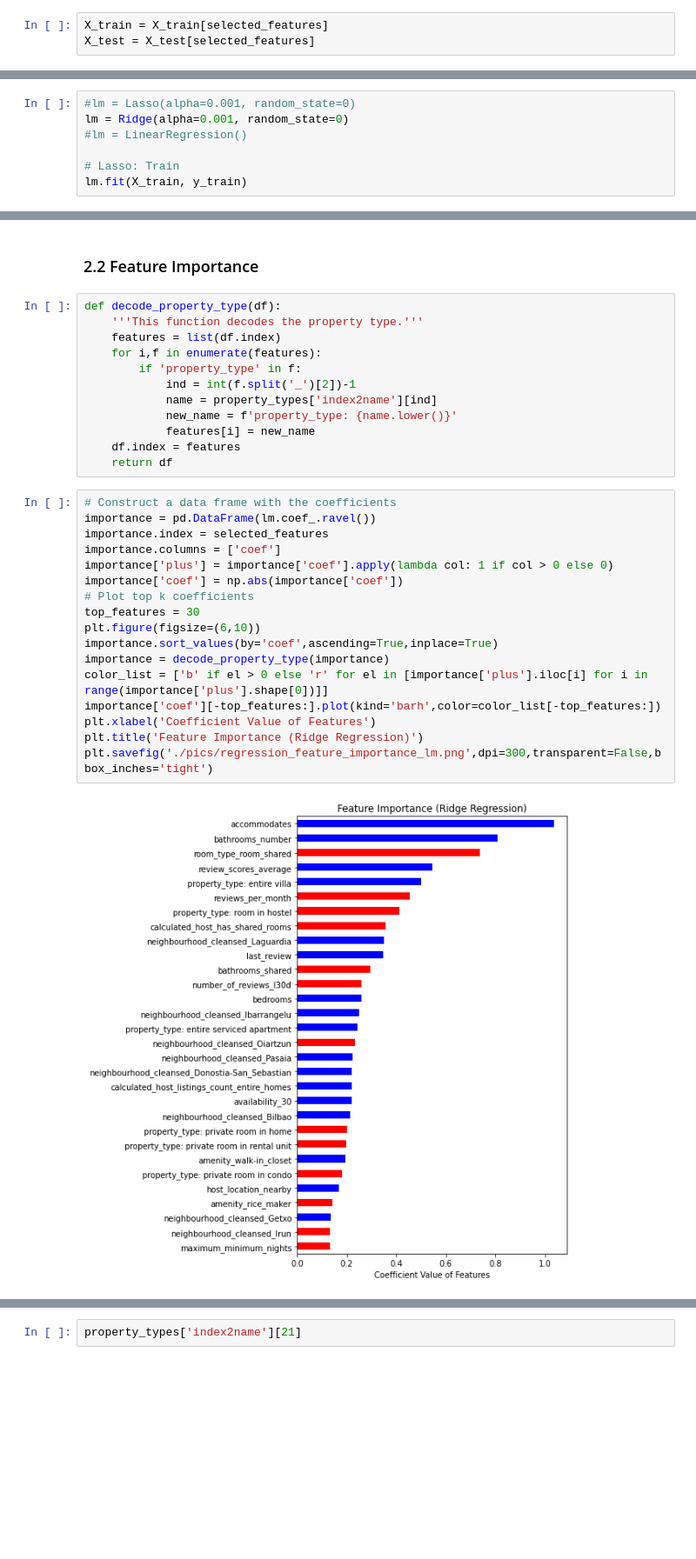
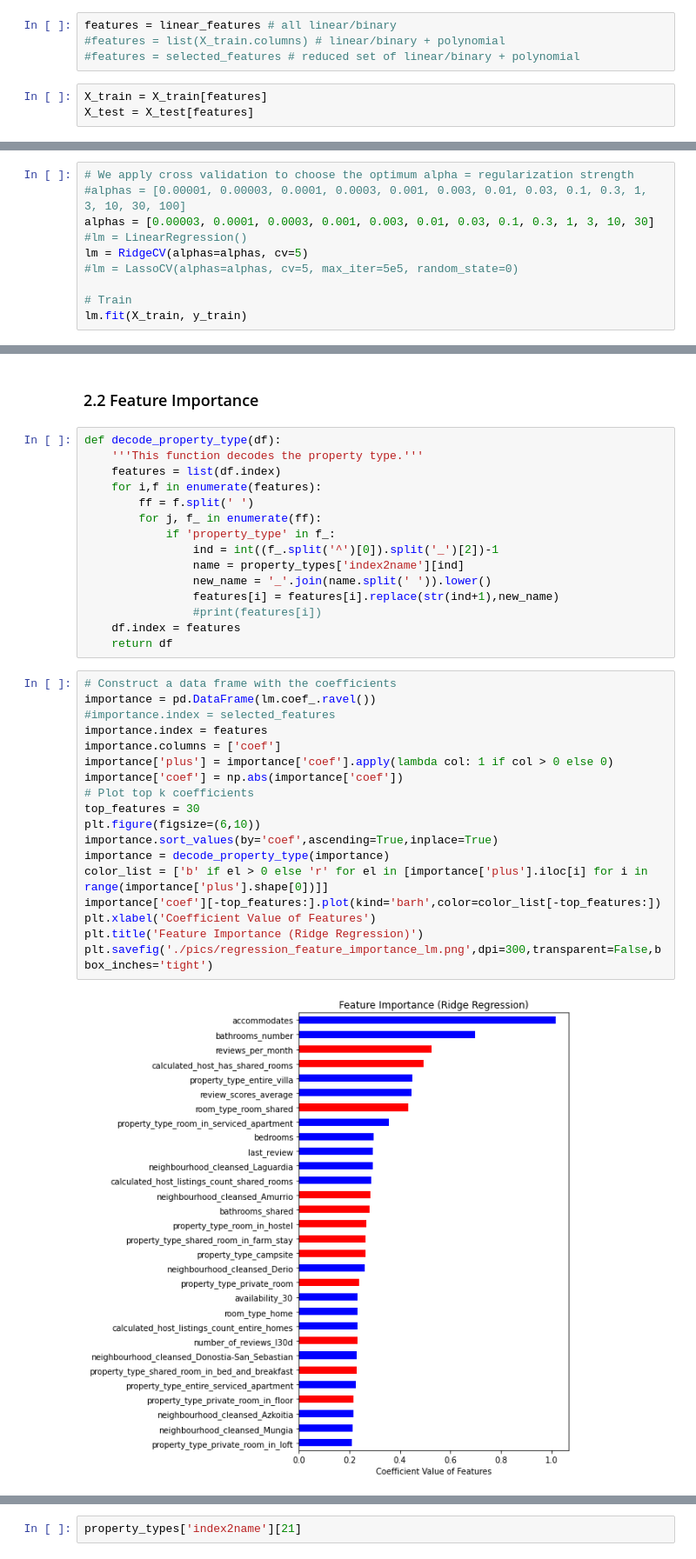
Before and after one commit to mxagar/airbnb_data_analysis, a Jupyter notebook: 03_AirBnB_DataAnalysis_Modelling.ipynb, the cells around one changed output, grey strips where cells are left out. Shown at 87% size. Saved outputs shown, nothing was run; the diff lists cells and outputs as text; blank space fills up the shorter version.

```diff
--- a/03_AirBnB_DataAnalysis_Modelling.ipynb
+++ b/03_AirBnB_DataAnalysis_Modelling.ipynb
@@ -92,6 +94,10 @@ numerical_transform_params = joblib.load(filepath+'numerical_transform_params.jo
 ### 2.1 Training and Evaluation
 # %% [markdown]
 #### Select Features
+# %%
+features = linear_features # all linear/binary
+#features = list(X_train.columns) # linear/binary + polynomial
+#features = selected_features # reduced set of linear/binary + polynomial
 # %%
-X_train = X_train[selected_features]
-X_test = X_test[selected_features]
+X_train = X_train[features]
+X_test = X_test[features]
@@ -98,10 +123,13 @@ X_test = X_test[selected_features]
 # %% [markdown]
 #### Fit Model
 # %%
-#lm = Lasso(alpha=0.001, random_state=0)
-lm = Ridge(alpha=0.001, random_state=0)
+# We apply cross validation to choose the optimum alpha = regularization strength
+#alphas = [0.00001, 0.00003, 0.0001, 0.0003, 0.001, 0.003, 0.01, 0.03, 0.1, 0.3, 1, 3, 10, 30, 100]
+alphas = [0.00003, 0.0001, 0.0003, 0.001, 0.003, 0.01, 0.03, 0.1, 0.3, 1, 3, 10, 30]
 #lm = LinearRegression()
+lm = RidgeCV(alphas=alphas, cv=5)
+#lm = LassoCV(alphas=alphas, cv=5, max_iter=5e5, random_state=0)
 
-# Lasso: Train
+# Train
 lm.fit(X_train, y_train)
 # %% [output]
@@ -186,30 +237,34 @@ def decode_property_type(df):
     '''This function decodes the property type.'''
     features = list(df.index)
     for i,f in enumerate(features):
-        if 'property_type' in f:
-            ind = int(f.split('_')[2])-1
-            name = property_types['index2name'][ind]
-            new_name = f'property_type: {name.lower()}'
-            features[i] = new_name
+        ff = f.split(' ')
+        for j, f_ in enumerate(ff):
+            if 'property_type' in f_:
+                ind = int((f_.split('^')[0]).split('_')[2])-1
+                name = property_types['index2name'][ind]
+                new_name = '_'.join(name.split(' ')).lower()
+                features[i] = features[i].replace(str(ind+1),new_name)
+                #print(features[i])
     df.index = features
     return df
 # %%
 # Construct a data frame with the coefficients
 importance = pd.DataFrame(lm.coef_.ravel())
-importance.index = selected_features
+#importance.index = selected_features
+importance.index = features
 importance.columns = ['coef']
 importance['plus'] = importance['coef'].apply(lambda col: 1 if col > 0 else 0)
 importance['coef'] = np.abs(importance['coef'])
 # Plot top k coefficients
 top_features = 30
 plt.figure(figsize=(6,10))
 importance.sort_values(by='coef',ascending=True,inplace=True)
 importance = decode_property_type(importance)
 color_list = ['b' if el > 0 else 'r' for el in [importance['plus'].iloc[i] for i in range(importance['plus'].shape[0])]]
 importance['coef'][-top_features:].plot(kind='barh',color=color_list[-top_features:])
 plt.xlabel('Coefficient Value of Features')
 plt.title('Feature Importance (Ridge Regression)')
 plt.savefig('./pics/regression_feature_importance_lm.png',dpi=300,transparent=False,bbox_inches='tight')
 # %% [output]
-[figure, old version]
+[figure, new version]
 # %%
```
Also changed, not shown: parts of 36 cells of this notebook, 13 other files.
